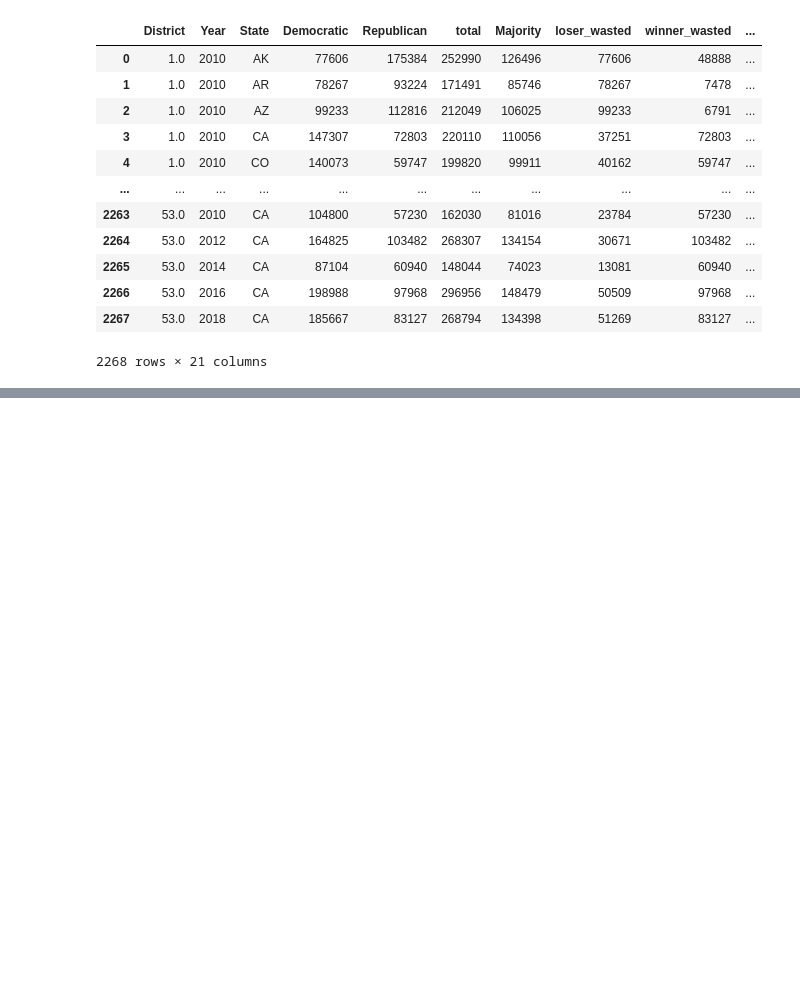
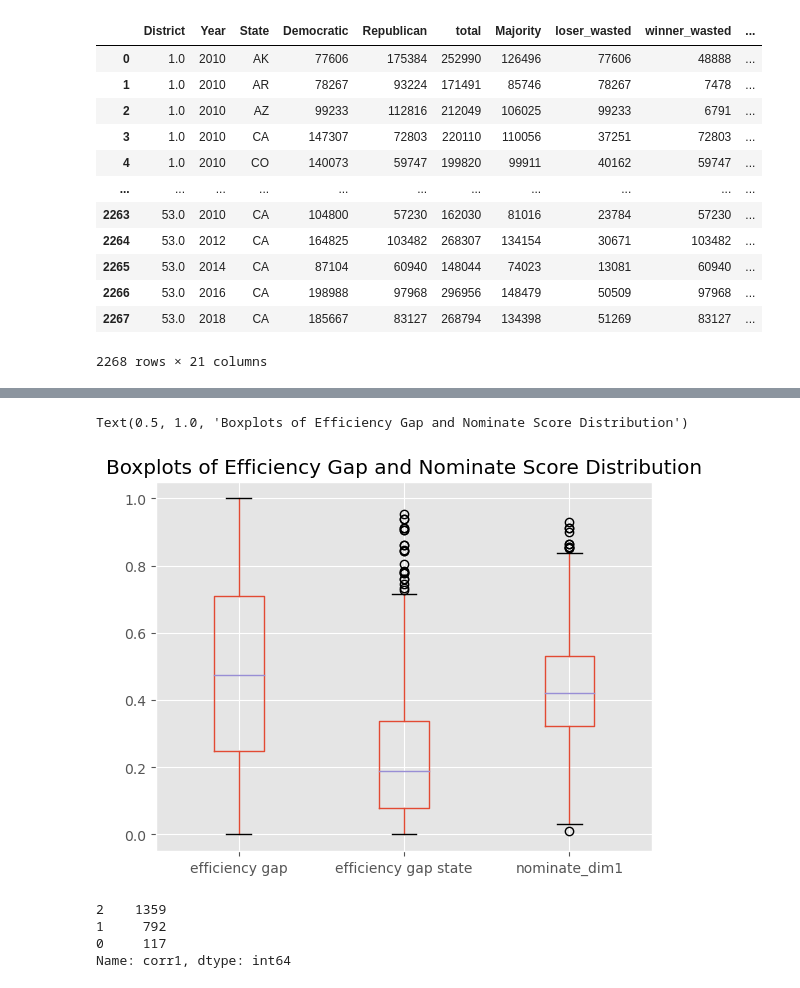
Before and after one commit to Simonlee711/gerrymandering-polarisation-study, a Jupyter notebook: src/gov-analysis.ipynb, the cells around one changed output, grey strips where cells are left out. Saved outputs shown, nothing was run; the diff lists cells and outputs as text; code cells hidden in the pictures; blank space fills up the shorter version.

Commit message:
notebook update, plotting functions generated [#2]

```diff
--- a/src/gov-analysis.ipynb
+++ b/src/gov-analysis.ipynb
@@ -442,3 +442,13 @@ district_num = temp.groupby(['State'])['District'].max().astype(int).to_list()
 # %%
 # loop through states and year. Make new dataframe and do the efficiency gap but for state totals like seen on Wikipedia
 # Ask Camilla for clarification on which one she wanrs
+
+all_res = []
+
+for year in temp.Year.unique():
+    for state in temp.State.unique():
+        df = temp[(temp['State']==state) & (temp['Year']==year)]
+        df['efficiency gap state'] = (abs(df['loser_wasted'].sum() - df['winner_wasted'].sum()))/df['Majority'].sum()
+        all_res.append(df)
+mega_df2 = pd.concat(all_res)
+mega_df2
@@ -456,0 +486,3 @@ district_num = temp.groupby(['State'])['District'].max().astype(int).to_list()
+# %%
+mega_df2 = mega_df2.set_index(['District', 'Year', 'State'])
+mega_df2
@@ -456,0 +504,3 @@ district_num = temp.groupby(['State'])['District'].max().astype(int).to_list()
+# %%
+mega_df2['nominate_dim1'] = mega_df2['nominate_dim1'].abs()
+mega_df2.describe()
@@ -456,0 +517,6 @@ district_num = temp.groupby(['State'])['District'].max().astype(int).to_list()
+# %%
+mega_df2.boxplot(column=[ 'efficiency gap', 'efficiency gap state', 'nominate_dim1'])
+plt.title("Boxplots of Efficiency Gap and Nominate Score Distribution")
+# %% [output]
+Text(0.5, 1.0, 'Boxplots of Efficiency Gap and Nominate Score Distribution')
+[figure, added]
@@ -456,0 +535,8 @@ district_num = temp.groupby(['State'])['District'].max().astype(int).to_list()
+# %%
+# the counts for the correlations
+mega_df2['corr1'].value_counts()
+# %% [output]
+2    1359
+1     792
+0     117
+Name: corr1, dtype: int64
```
Also changed, not shown: parts of 14 cells of this notebook.
